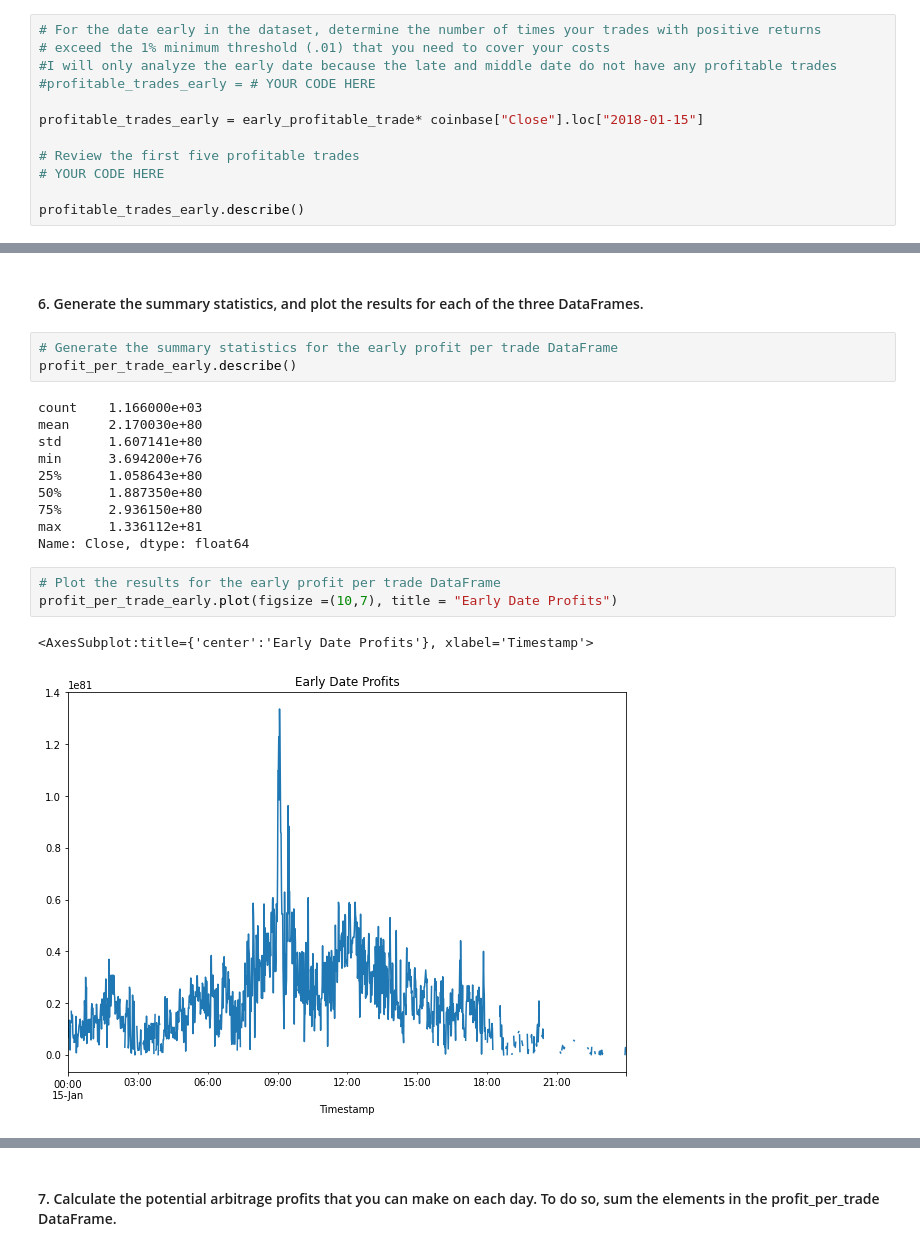
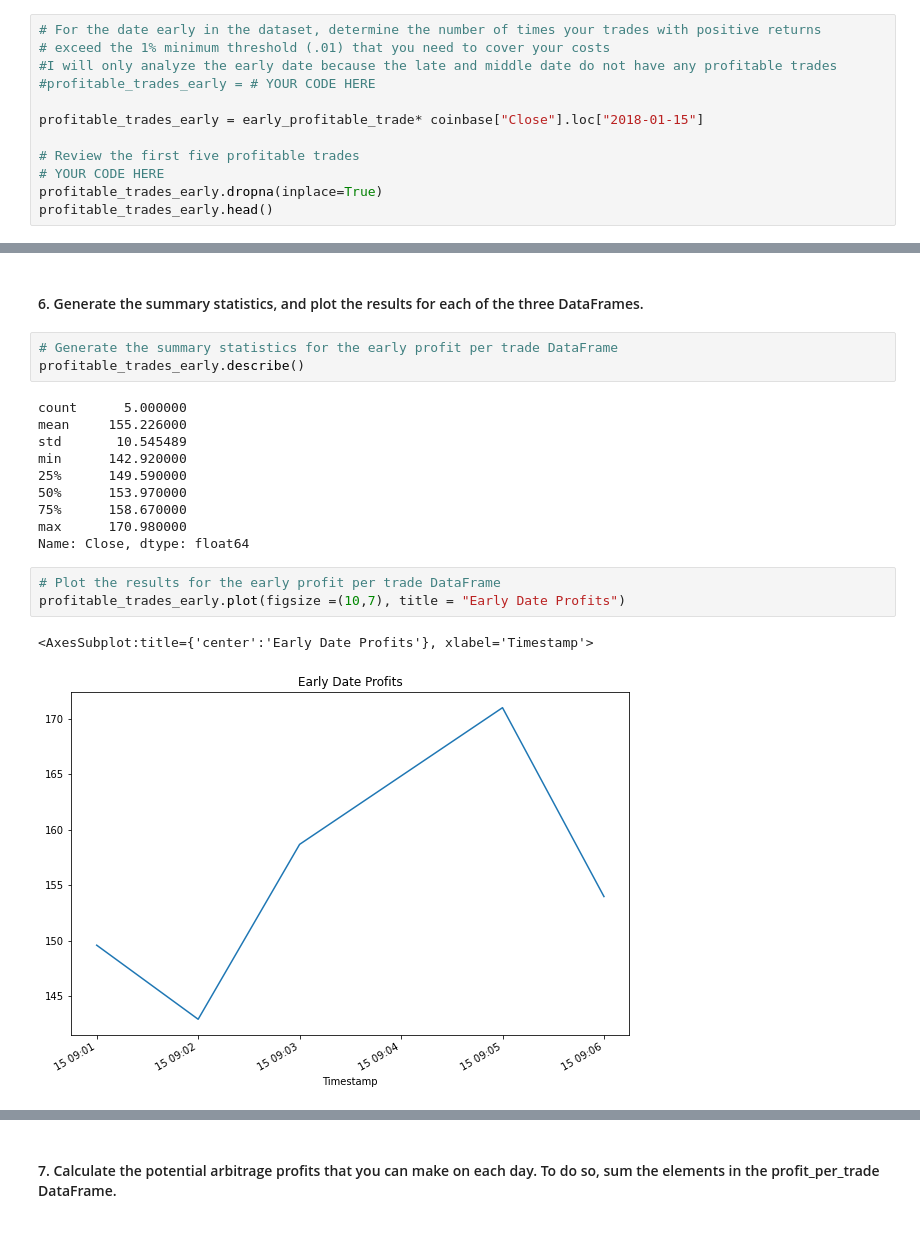
Before and after one commit to X104893/Homework_MOD_3_Challenge-, a Jupyter notebook: Starter_Code/crypto_arbitrage.ipynb, the cells around one changed output, grey strips where cells are left out. Cells and saved outputs as stored; diff of their text form.

```diff
--- a/Starter_Code/crypto_arbitrage.ipynb
+++ b/Starter_Code/crypto_arbitrage.ipynb
@@ -860,6 +872,6 @@ profitable_trades_early = early_profitable_trade* coinbase["Close"].loc["2018-01
 
 # Review the first five profitable trades
 # YOUR CODE HERE
-
-profitable_trades_early.describe()
+profitable_trades_early.dropna(inplace=True)
+profitable_trades_early.head()
 # %% [output]
@@ -986,22 +981,22 @@ The potentail profit per trade is $14357.450000000003
 #### 6. Generate the summary statistics, and plot the results for each of the three DataFrames.
 # %%
 # Generate the summary statistics for the early profit per trade DataFrame
-profit_per_trade_early.describe()
+profitable_trades_early.describe()
 # %% [output]
-count    1.166000e+03
-mean     2.170030e+80
-std      1.607141e+80
-min      3.694200e+76
-25%      1.058643e+80
-50%      1.887350e+80
-75%      2.936150e+80
-max      1.336112e+81
+count      5.000000
+mean     155.226000
+std       10.545489
+min      142.920000
+25%      149.590000
+50%      153.970000
+75%      158.670000
+max      170.980000
 Name: Close, dtype: float64
 # %%
 # Plot the results for the early profit per trade DataFrame
-profit_per_trade_early.plot(figsize =(10,7), title = "Early Date Profits")
+profitable_trades_early.plot(figsize =(10,7), title = "Early Date Profits")
 # %% [output]
 <AxesSubplot:title={'center':'Early Date Profits'}, xlabel='Timestamp'>
-[figure, old version]
+[figure, new version]
 # %%
 # Generate the summary statistics for the early profit per trade DataFrame
```
Also changed, not shown: parts of 22 cells of this notebook, 3 other files.
